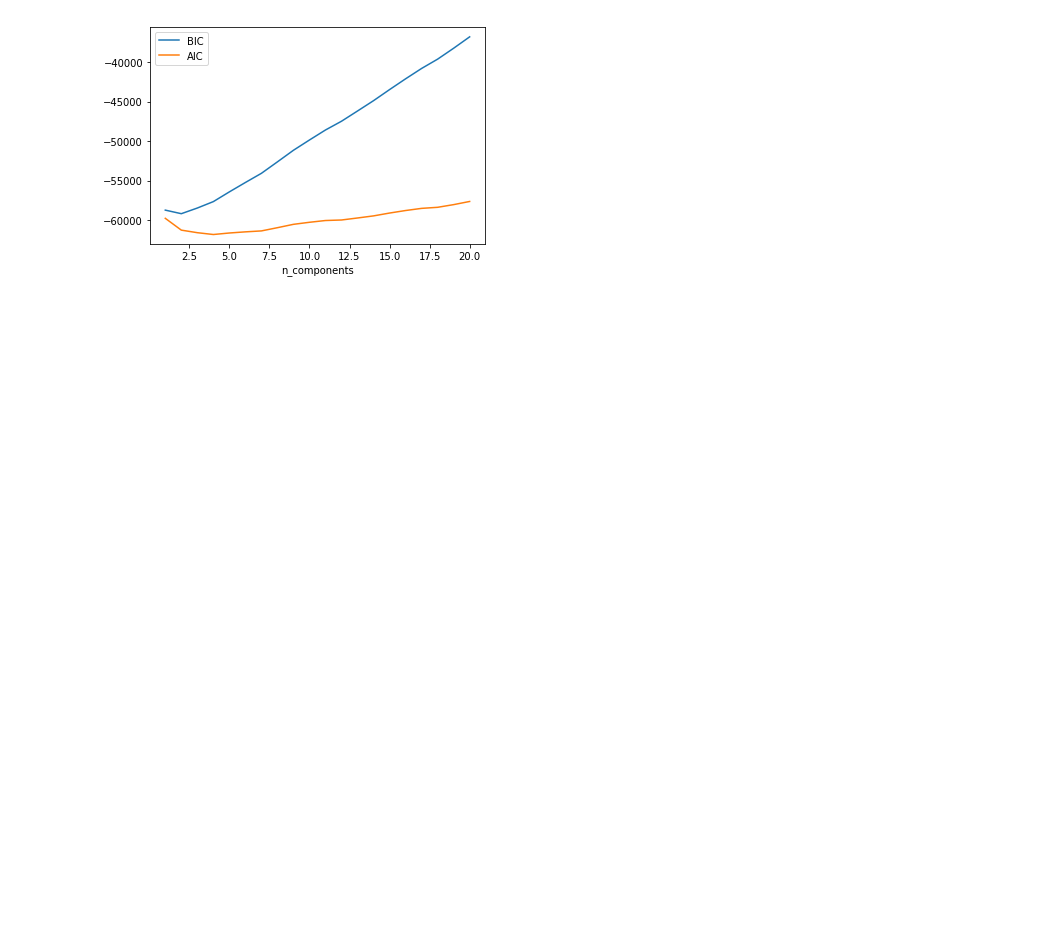
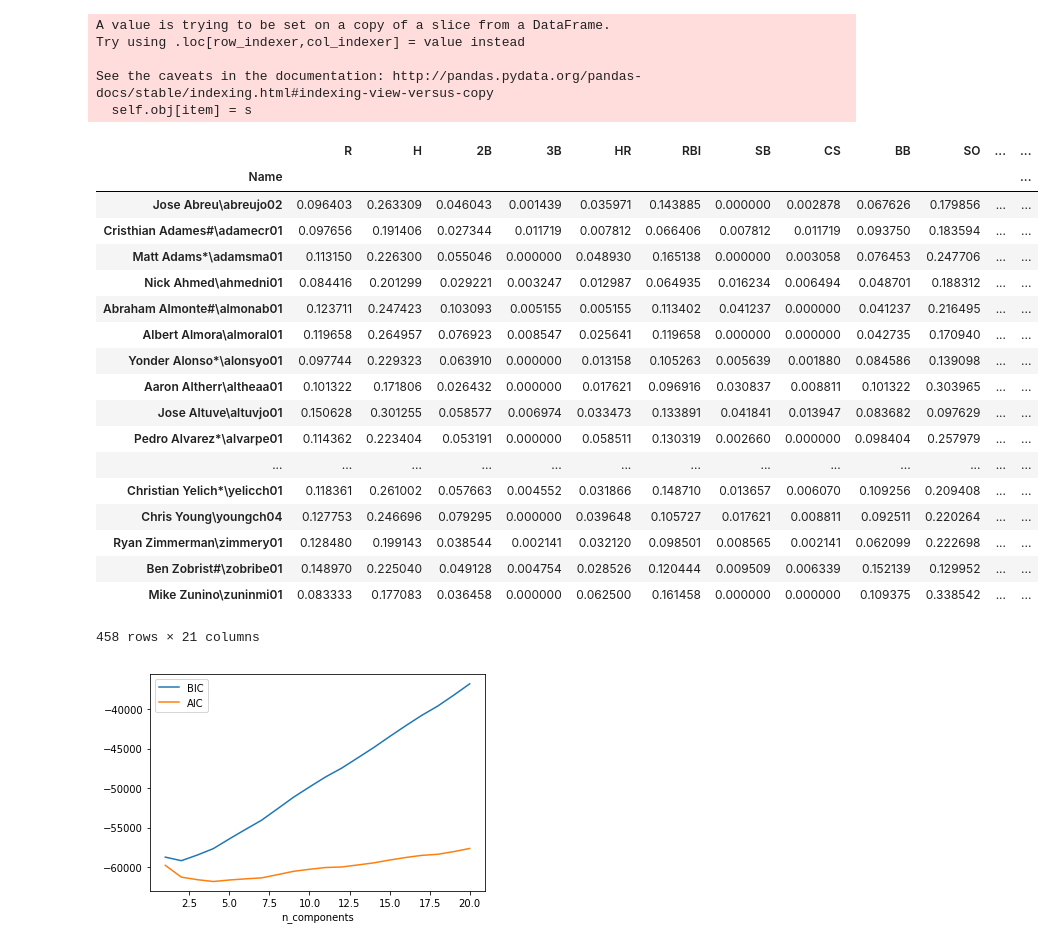
Before and after one commit to mikaelajordan/MarkovChainBaseball, a Jupyter notebook: Player_Clustering/Updated_Gaussian_Mixture.ipynb, the cells around one changed output. Saved outputs shown, nothing was run; the diff lists cells and outputs as text; code cells hidden in the pictures; blank space fills up the shorter version.

```diff
--- a/Player_Clustering/Updated_Gaussian_Mixture.ipynb
+++ b/Player_Clustering/Updated_Gaussian_Mixture.ipynb
@@ -6,18 +26,44 @@ data=pd.read_csv("../Baseball_Data/baseball_ref_data.csv")
 # %%
 #Removing players with fewer than 50 at bats
 data=data[data['AB']>75]
 
 #Scaling these columns by PA
 columns_to_be_scaled=['R', 'H', '2B', '3B', 'HR', 'RBI','SB', 'CS', 'BB', 'SO',
                       'IBB', 'HBP', 'SH', 'SF', 'GDP', 'TB']
 for j in columns_to_be_scaled:
     data.ix[:,j]=data.ix[:,j]/data.ix[:,'PA']
 #Making the index the name of the player
 data=data.set_index(data['Name'])
 #Removing these columns
 remove=['Rk', 'Age', 'Tm', 'Lg', 'G', 'PA', 'AB', 'Pos Summary', 'Name']
 for i in remove:
     data.drop(i, axis=1, inplace=True)
+data.drop('LgAvg per 600 PA', axis=0)
+# %% [output]
+A value is trying to be set on a copy of a slice from a DataFrame.
+Try using .loc[row_indexer,col_indexer] = value instead
+
+See the caveats in the documentation: http://pandas.pydata.org/pandas-docs/stable/indexing.html#indexing-view-versus-copy
+  self.obj[item] = s
+|  | R | H | 2B | 3B | HR | RBI | SB | CS | BB | SO | ... | ... |
+| Name |  |  |  |  |  |  |  |  |  |  |  | ... |
+| Jose Abreu\abreujo02 | 0.096403 | 0.263309 | 0.046043 | 0.001439 | 0.035971 | 0.143885 | 0.000000 | 0.002878 | 0.067626 | 0.179856 | ... | ... |
+| Cristhian Adames#\adamecr01 | 0.097656 | 0.191406 | 0.027344 | 0.011719 | 0.007812 | 0.066406 | 0.007812 | 0.011719 | 0.093750 | 0.183594 | ... | ... |
+| Matt Adams*\adamsma01 | 0.113150 | 0.226300 | 0.055046 | 0.000000 | 0.048930 | 0.165138 | 0.000000 | 0.003058 | 0.076453 | 0.247706 | ... | ... |
+| Nick Ahmed\ahmedni01 | 0.084416 | 0.201299 | 0.029221 | 0.003247 | 0.012987 | 0.064935 | 0.016234 | 0.006494 | 0.048701 | 0.188312 | ... | ... |
+| Abraham Almonte#\almonab01 | 0.123711 | 0.247423 | 0.103093 | 0.005155 | 0.005155 | 0.113402 | 0.041237 | 0.000000 | 0.041237 | 0.216495 | ... | ... |
+| Albert Almora\almoral01 | 0.119658 | 0.264957 | 0.076923 | 0.008547 | 0.025641 | 0.119658 | 0.000000 | 0.000000 | 0.042735 | 0.170940 | ... | ... |
+| Yonder Alonso*\alonsyo01 | 0.097744 | 0.229323 | 0.063910 | 0.000000 | 0.013158 | 0.105263 | 0.005639 | 0.001880 | 0.084586 | 0.139098 | ... | ... |
+| Aaron Altherr\altheaa01 | 0.101322 | 0.171806 | 0.026432 | 0.000000 | 0.017621 | 0.096916 | 0.030837 | 0.008811 | 0.101322 | 0.303965 | ... | ... |
+| Jose Altuve\altuvjo01 | 0.150628 | 0.301255 | 0.058577 | 0.006974 | 0.033473 | 0.133891 | 0.041841 | 0.013947 | 0.083682 | 0.097629 | ... | ... |
+| Pedro Alvarez*\alvarpe01 | 0.114362 | 0.223404 | 0.053191 | 0.000000 | 0.058511 | 0.130319 | 0.002660 | 0.000000 | 0.098404 | 0.257979 | ... | ... |
+| ... | ... | ... | ... | ... | ... | ... | ... | ... | ... | ... | ... | ... |
+| Christian Yelich*\yelicch01 | 0.118361 | 0.261002 | 0.057663 | 0.004552 | 0.031866 | 0.148710 | 0.013657 | 0.006070 | 0.109256 | 0.209408 | ... | ... |
+| Chris Young\youngch04 | 0.127753 | 0.246696 | 0.079295 | 0.000000 | 0.039648 | 0.105727 | 0.017621 | 0.008811 | 0.092511 | 0.220264 | ... | ... |
+| Ryan Zimmerman\zimmery01 | 0.128480 | 0.199143 | 0.038544 | 0.002141 | 0.032120 | 0.098501 | 0.008565 | 0.002141 | 0.062099 | 0.222698 | ... | ... |
+| Ben Zobrist#\zobribe01 | 0.148970 | 0.225040 | 0.049128 | 0.004754 | 0.028526 | 0.120444 | 0.009509 | 0.006339 | 0.152139 | 0.129952 | ... | ... |
+| Mike Zunino\zuninmi01 | 0.083333 | 0.177083 | 0.036458 | 0.000000 | 0.062500 | 0.161458 | 0.000000 | 0.000000 | 0.109375 | 0.338542 | ... | ... |
+458 rows × 21 columns
 # %%
 data.fillna(0, inplace=True)
 import matplotlib.pyplot as plt
```
Also changed, not shown: parts of 5 cells of this notebook, 2 other files.
